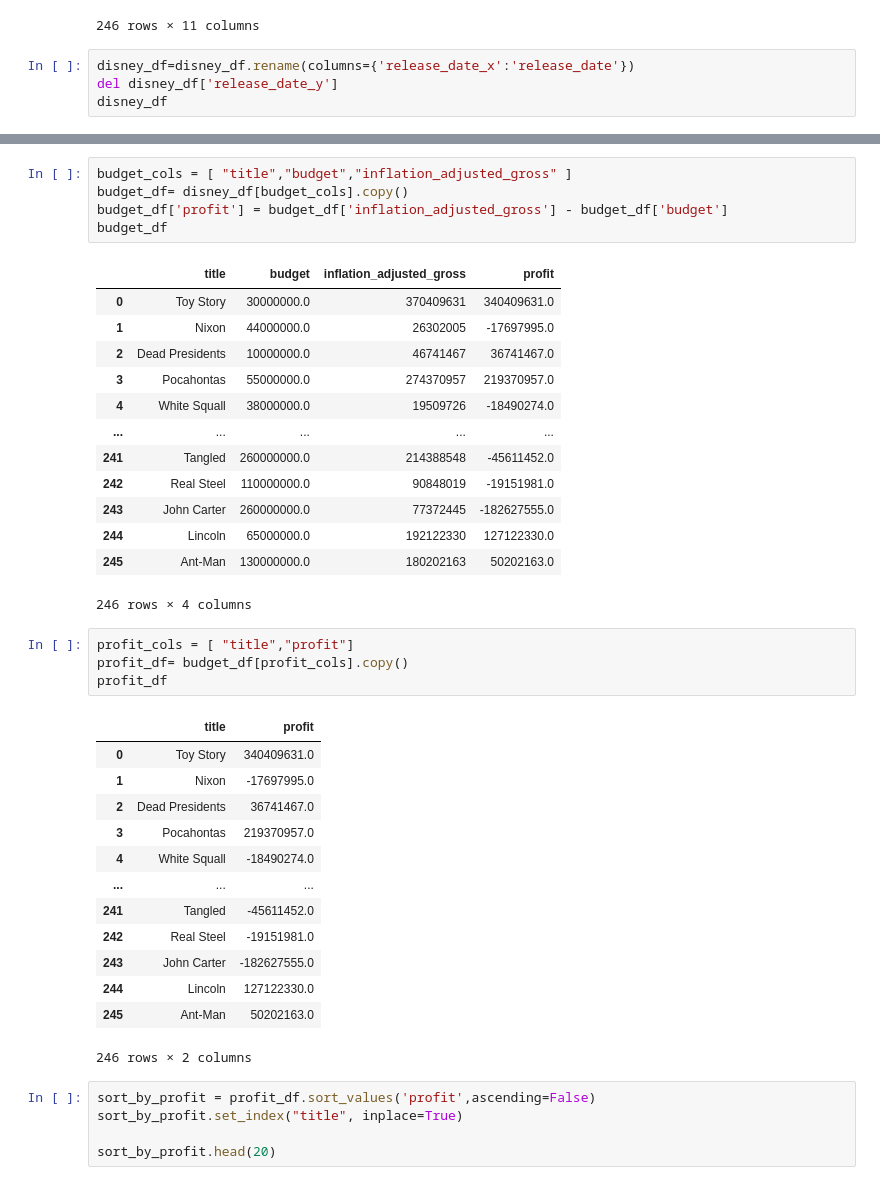
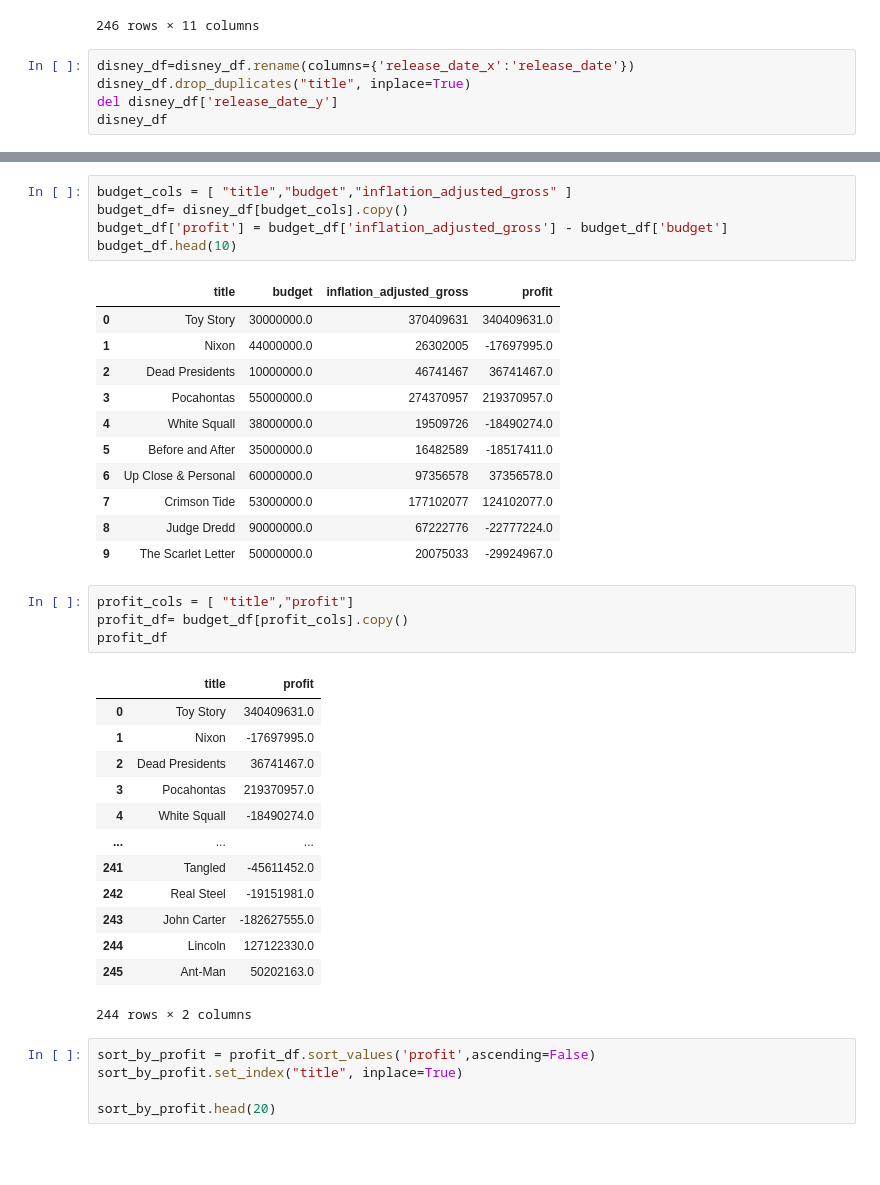
Before and after one commit to theriotn95/ETL-Project, a Jupyter notebook: disney_movies.ipynb, the cells around one changed output, grey strips where cells are left out. Saved outputs shown, nothing was run; the diff lists cells and outputs as text; blank space fills up the shorter version.

```diff
--- a/disney_movies.ipynb
+++ b/disney_movies.ipynb
@@ -226,6 +226,7 @@ disney_df
 246 rows × 11 columns
 # %%
 disney_df=disney_df.rename(columns={'release_date_x':'release_date'})
+disney_df.drop_duplicates("title", inplace=True)
 del disney_df['release_date_y']
 disney_df
 # %% [output]
@@ -278,22 +278,20 @@ disney_movies
 # %%
 budget_cols = [ "title","budget","inflation_adjusted_gross" ]
 budget_df= disney_df[budget_cols].copy()
 budget_df['profit'] = budget_df['inflation_adjusted_gross'] - budget_df['budget']
-budget_df
+budget_df.head(10)
 # %% [output]
 |  | title | budget | inflation_adjusted_gross | profit |
 | 0 | Toy Story | 30000000.0 | 370409631 | 340409631.0 |
 | 1 | Nixon | 44000000.0 | 26302005 | -17697995.0 |
 | 2 | Dead Presidents | 10000000.0 | 46741467 | 36741467.0 |
 | 3 | Pocahontas | 55000000.0 | 274370957 | 219370957.0 |
 | 4 | White Squall | 38000000.0 | 19509726 | -18490274.0 |
-| ... | ... | ... | ... | ... |
-| 241 | Tangled | 260000000.0 | 214388548 | -45611452.0 |
-| 242 | Real Steel | 110000000.0 | 90848019 | -19151981.0 |
-| 243 | John Carter | 260000000.0 | 77372445 | -182627555.0 |
-| 244 | Lincoln | 65000000.0 | 192122330 | 127122330.0 |
-| 245 | Ant-Man | 130000000.0 | 180202163 | 50202163.0 |
+| 5 | Before and After | 35000000.0 | 16482589 | -18517411.0 |
+| 6 | Up Close & Personal | 60000000.0 | 97356578 | 37356578.0 |
+| 7 | Crimson Tide | 53000000.0 | 177102077 | 124102077.0 |
+| 8 | Judge Dredd | 90000000.0 | 67222776 | -22777224.0 |
+| 9 | The Scarlet Letter | 50000000.0 | 20075033 | -29924967.0 |
-246 rows × 4 columns
 # %%
 profit_cols = [ "title","profit"]
 profit_df= budget_df[profit_cols].copy()
@@ -311,7 +309,7 @@ profit_df
 | 243 | John Carter | -182627555.0 |
 | 244 | Lincoln | 127122330.0 |
 | 245 | Ant-Man | 50202163.0 |
-246 rows × 2 columns
+244 rows × 2 columns
 # %%
 sort_by_profit = profit_df.sort_values('profit',ascending=False)
 sort_by_profit.set_index("title", inplace=True)
```
Also changed, not shown: parts of 11 cells of this notebook, 2 other files.
